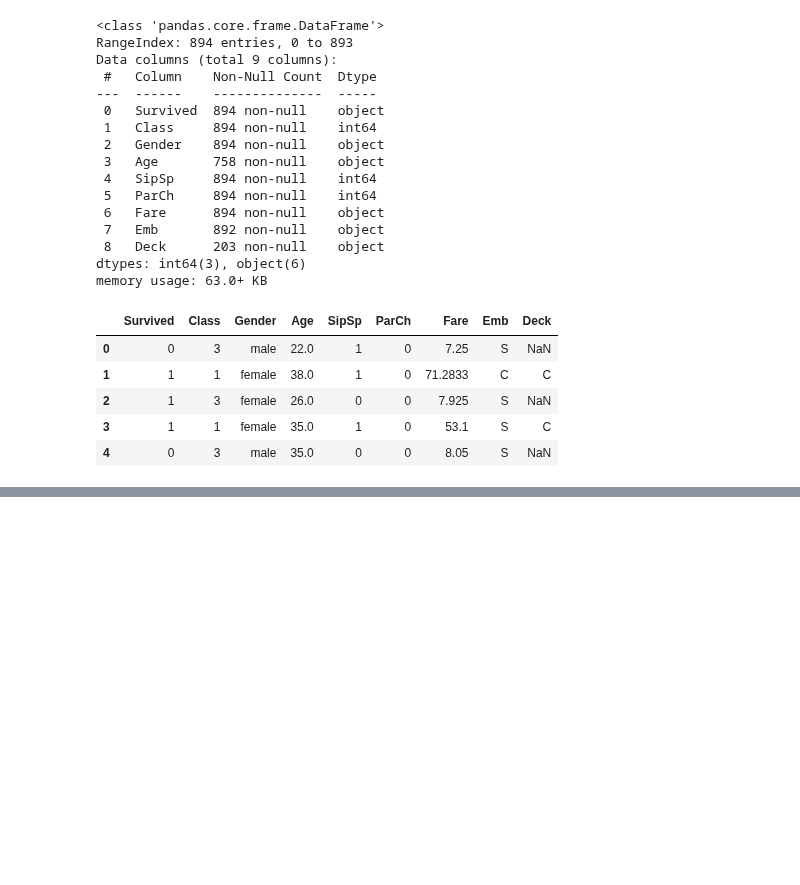
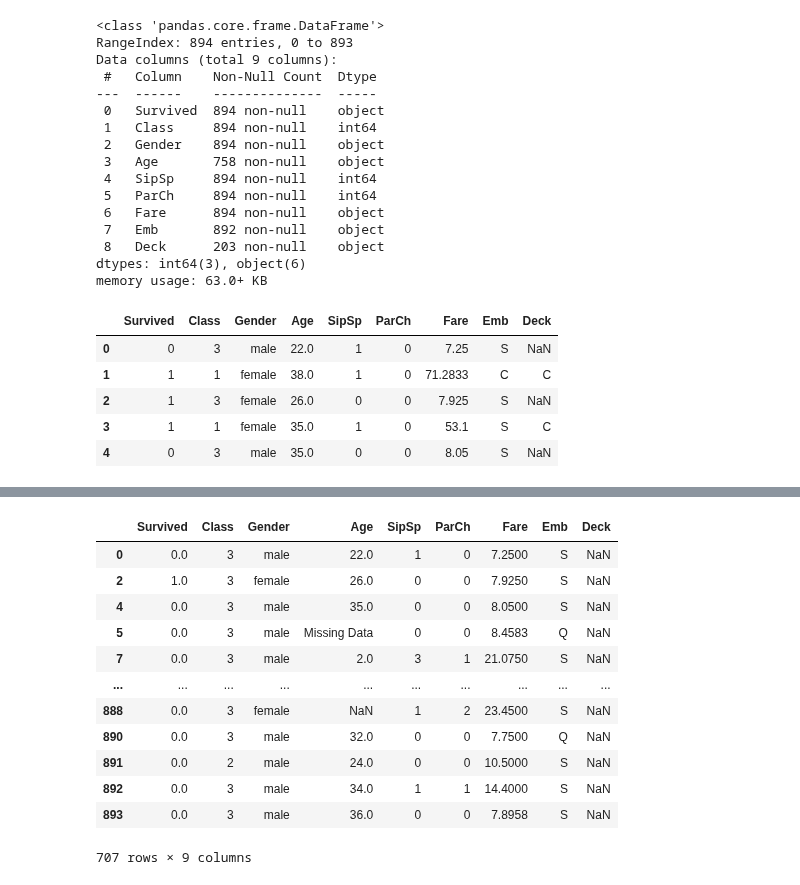
Before and after one commit to alchemistbg/udemy-the-complete-pandas-bootcamp, a Jupyter notebook: Section-13/Cleaning_Data.ipynb, the cells around one changed output, grey strips where cells are left out. Saved outputs shown, nothing was run; the diff lists cells and outputs as text; code cells hidden in the pictures; blank space fills up the shorter version.

```diff
--- a/Section-13/Cleaning_Data.ipynb
+++ b/Section-13/Cleaning_Data.ipynb
@@ -382,0 +628,16 @@ titanic.head()
+# %%
+titanic[titanic.isna().any(axis = 1)]
+# %% [output]
+|  | Survived | Class | Gender | Age | SipSp | ParCh | Fare | Emb | Deck |
+| 0 | 0.0 | 3 | male | 22.0 | 1 | 0 | 7.2500 | S | NaN |
+| 2 | 1.0 | 3 | female | 26.0 | 0 | 0 | 7.9250 | S | NaN |
+| 4 | 0.0 | 3 | male | 35.0 | 0 | 0 | 8.0500 | S | NaN |
+| 5 | 0.0 | 3 | male | Missing Data | 0 | 0 | 8.4583 | Q | NaN |
+| 7 | 0.0 | 3 | male | 2.0 | 3 | 1 | 21.0750 | S | NaN |
+| ... | ... | ... | ... | ... | ... | ... | ... | ... | ... |
+| 888 | 0.0 | 3 | female | NaN | 1 | 2 | 23.4500 | S | NaN |
+| 890 | 0.0 | 3 | male | 32.0 | 0 | 0 | 7.7500 | Q | NaN |
+| 891 | 0.0 | 2 | male | 24.0 | 0 | 0 | 10.5000 | S | NaN |
+| 892 | 0.0 | 3 | male | 34.0 | 1 | 1 | 14.4000 | S | NaN |
+| 893 | 0.0 | 3 | male | 36.0 | 0 | 0 | 7.8958 | S | NaN |
+707 rows × 9 columns
```
Also changed, not shown: parts of 26 cells of this notebook, 1 other file.
